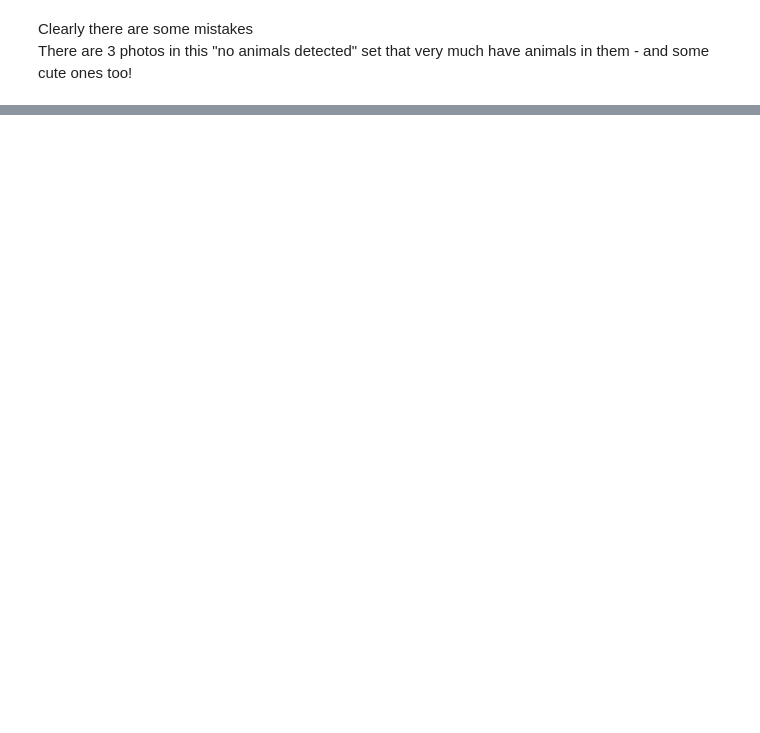
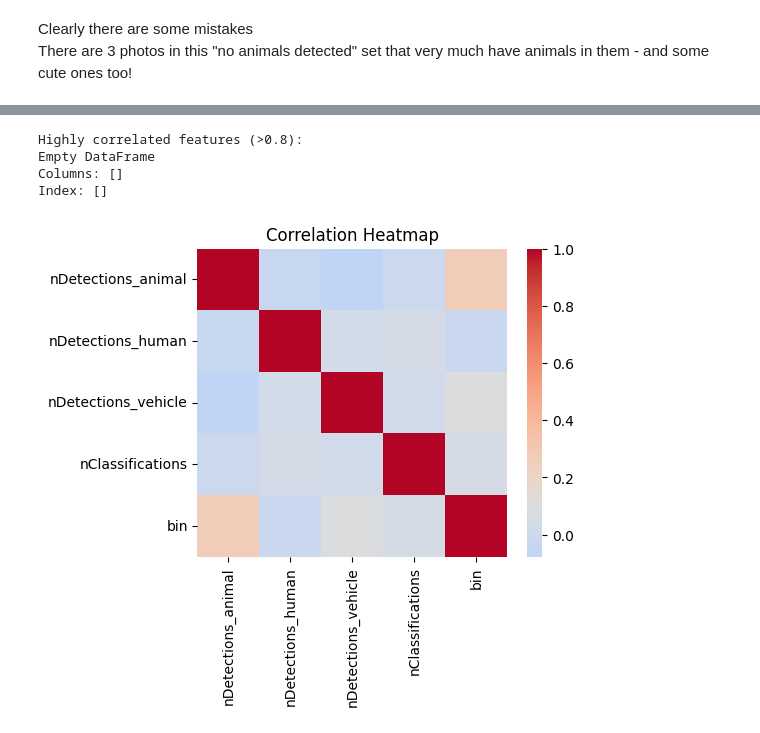
Before and after one commit to morescode-pm/urbanrivers-speciesnet-preview, a Jupyter notebook: combine_predicts.ipynb, the cells around one changed output, grey strips where cells are left out. Saved outputs shown, nothing was run; the diff lists cells and outputs as text; code cells hidden in the pictures; blank space fills up the shorter version.

```diff
--- a/combine_predicts.ipynb
+++ b/combine_predicts.ipynb
@@ -363,0 +569,20 @@ N coot class: 133
+# %%
+# Correlation matrix
+corr_matrix = merged_df.select_dtypes(include='number').corr()
+
+# Strong correlations (excluding 1.0)
+strong_corr = corr_matrix[(abs(corr_matrix) > 0.8) & (abs(corr_matrix) < 1.0)]
+print("\nHighly correlated features (>0.8):")
+print(strong_corr.dropna(how='all').dropna(axis=1, how='all'))
+
+# Visualize
+plt.figure(figsize=(5, 4))
+sns.heatmap(corr_matrix, cmap='coolwarm', center=0.1)
+plt.title("Correlation Heatmap")
+plt.show()
+# %% [output]
+Highly correlated features (>0.8):
+Empty DataFrame
+Columns: []
+Index: []
+[figure, added]
```
Also changed, not shown: parts of 27 cells of this notebook, 1 other file.
